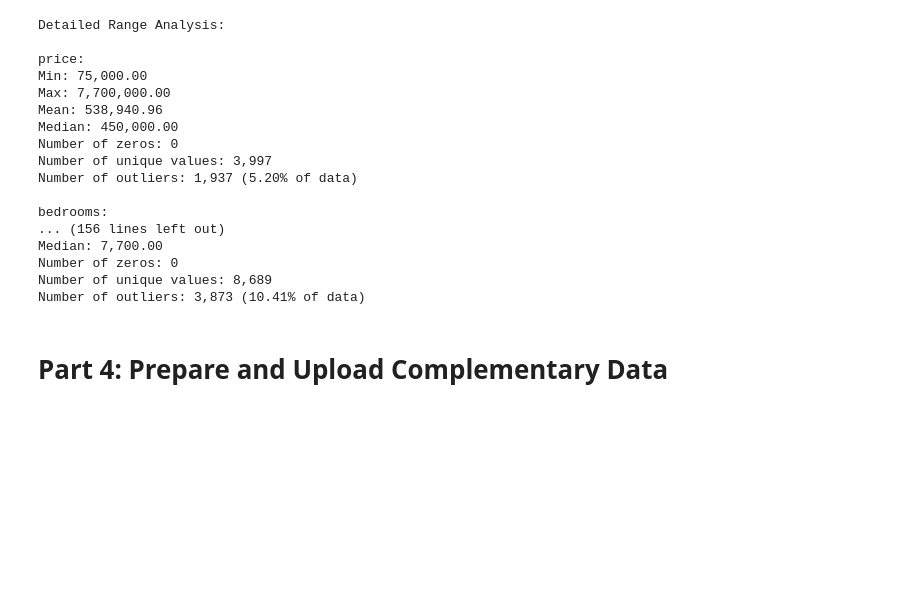
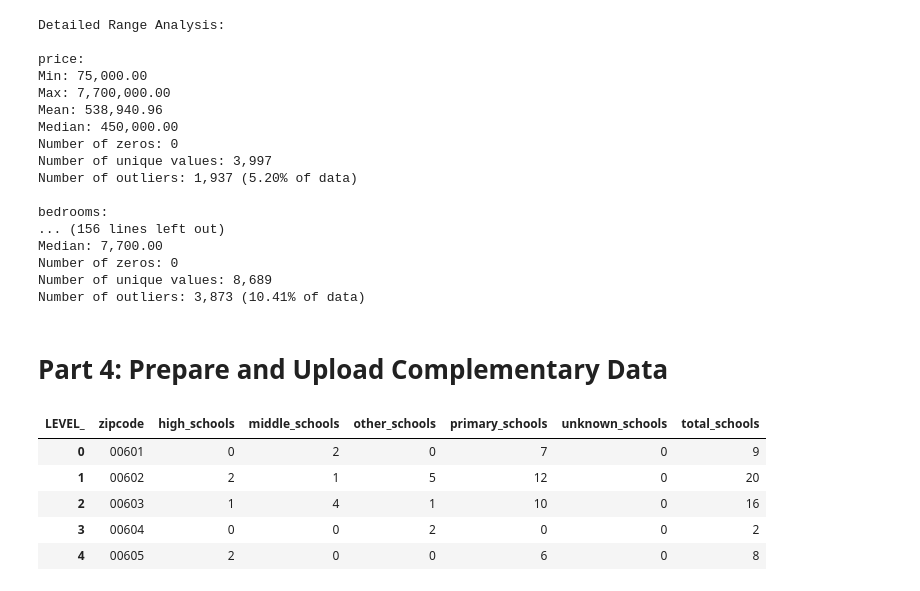
Before and after one commit to Benja-Pauls/MSOE_ML_Prod_Systems_Spring_2025, a Jupyter notebook: notebook/Lab2.ipynb, the cells around one changed output. Cells and saved outputs as stored; diff of their text form; code cells hidden in the pictures; blank space fills up the shorter version.

```diff
--- a/notebook/Lab2.ipynb
+++ b/notebook/Lab2.ipynb
@@ -240,3 +240,43 @@ Number of unique values: 8,689
 Number of outliers: 3,873 (10.41% of data)
 # %% [markdown]
 # Part 4: Prepare and Upload Complementary Data
+# %%
+rp_df = pd.read_csv('../Complementary Data/population_by_zip_2010.csv',
+    usecols=['population', 'zipcode'],
+    dtype={ 'zipcode' : str })
+
+rs_df = pd.read_csv('../Complementary Data/Public_Schools.csv',
+    usecols=['ZIP', 'LEVEL_'],
+    dtype= { 'ZIP' : str })
+# %%
+# Group by ZIP and count the number of each school type
+rs_df = rs_df.groupby(['ZIP', 'LEVEL_']).size().unstack(fill_value=0).reset_index()
+
+# Rename columns to match PostgreSQL schema
+rs_df.rename(columns={
+    'ZIP': 'zipcode',
+    'High': 'high_schools',
+    'Middle': 'middle_schools',
+    'Primary': 'primary_schools',
+    'Other': 'other_schools',
+    'Unknown': 'unknown_schools'
+}, inplace=True)
+
+# Ensure all expected columns exist (if some school types are missing)
+expected_columns = ['zipcode', 'high_schools', 'middle_schools', 'primary_schools', 'other_schools', 'unknown_schools']
+for col in expected_columns:
+    if col not in rs_df.columns:
+        rs_df[col] = 0  # Add missing school types with 0 count
+
+# Add total number of schools per zipcode
+rs_df['total_schools'] = rs_df[['high_schools', 'middle_schools', 'primary_schools', 'other_schools', 'unknown_schools']].sum(axis=1)
+rp_df = rp_df.groupby('zipcode', as_index=False)['population'].sum()
+# %%
+rs_df.head()
+# %% [output]
+| LEVEL_ | zipcode | high_schools | middle_schools | other_schools | primary_schools | unknown_schools | total_schools |
+| 0 | 00601 | 0 | 2 | 0 | 7 | 0 | 9 |
+| 1 | 00602 | 2 | 1 | 5 | 12 | 0 | 20 |
+| 2 | 00603 | 1 | 4 | 1 | 10 | 0 | 16 |
+| 3 | 00604 | 0 | 0 | 2 | 0 | 0 | 2 |
+| 4 | 00605 | 2 | 0 | 0 | 6 | 0 | 8 |
```
Also changed, not shown: parts of 3 cells of this notebook, 1 other file.
